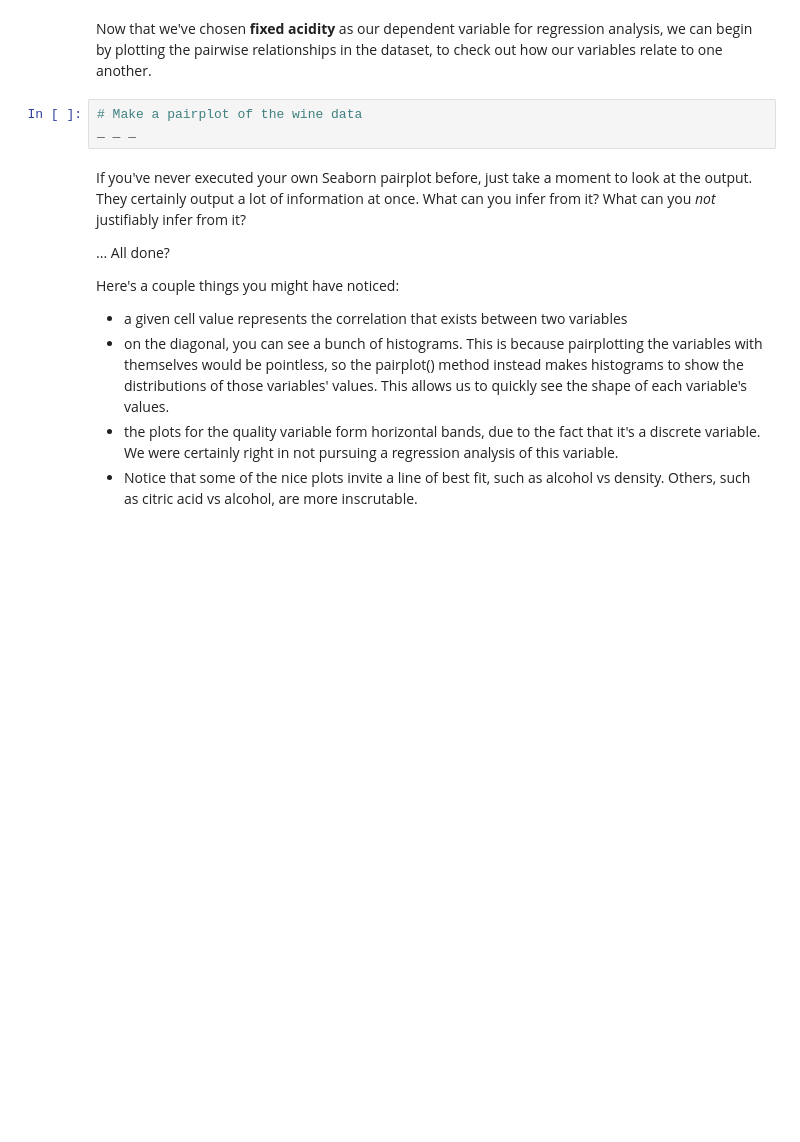
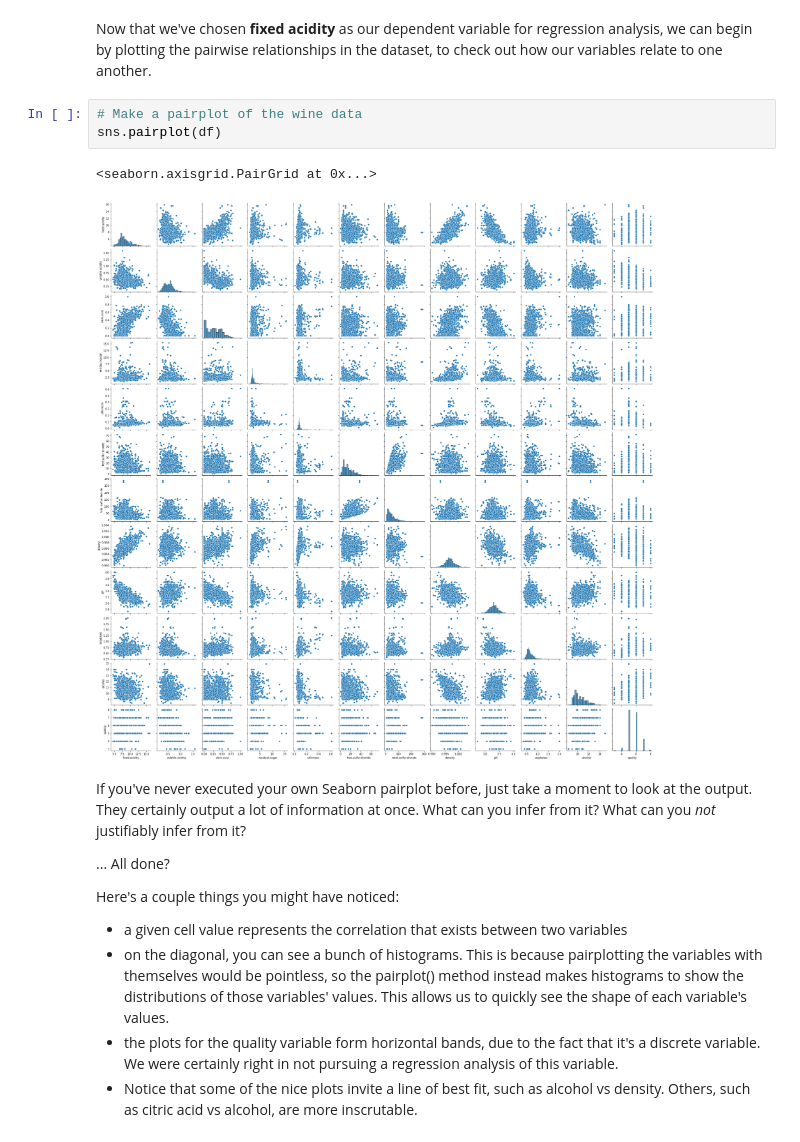
Before and after one commit to Khalif81/RedWinePrediction, a Jupyter notebook: Springboard Regression Case Study - the Red Wine Dataset - Tier 3_KhalifOliver.ipynb, the cells around one changed output. Saved outputs shown, nothing was run; the diff lists cells and outputs as text; blank space fills up the shorter version.

```diff
--- a/Springboard Regression Case Study - the Red Wine Dataset - Tier 3_KhalifOliver.ipynb
+++ b/Springboard Regression Case Study - the Red Wine Dataset - Tier 3_KhalifOliver.ipynb
@@ -223,7 +223,10 @@ The heading of this stage of the data science pipeline ('Cleaning, Transforming,
 Now that we've chosen **fixed acidity** as our dependent variable for regression analysis, we can begin by plotting the pairwise relationships in the dataset, to check out how our variables relate to one another.
 # %%
 # Make a pairplot of the wine data
-_ _ _
+sns.pairplot(df)
+# %% [output]
+<seaborn.axisgrid.PairGrid at 0x...>
+[figure, added]
 # %% [markdown]
 If you've never executed your own Seaborn pairplot before, just take a moment to look at the output. They certainly output a lot of information at once. What can you infer from it? What can you *not* justifiably infer from it?
 
```
Also changed, not shown: parts of 8 cells of this notebook.
